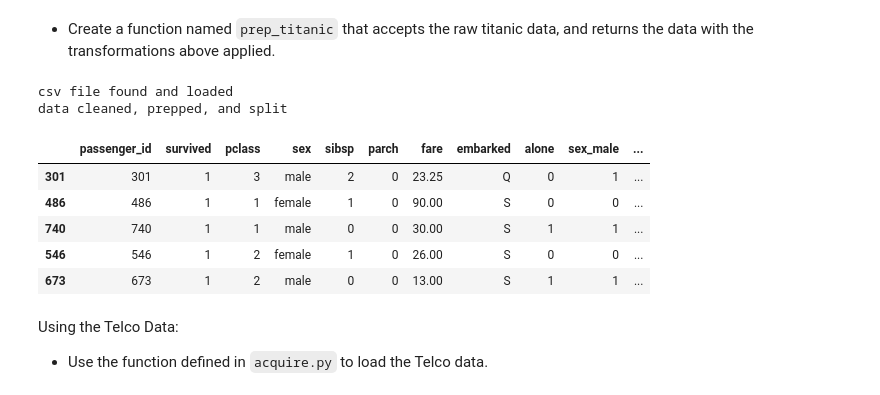
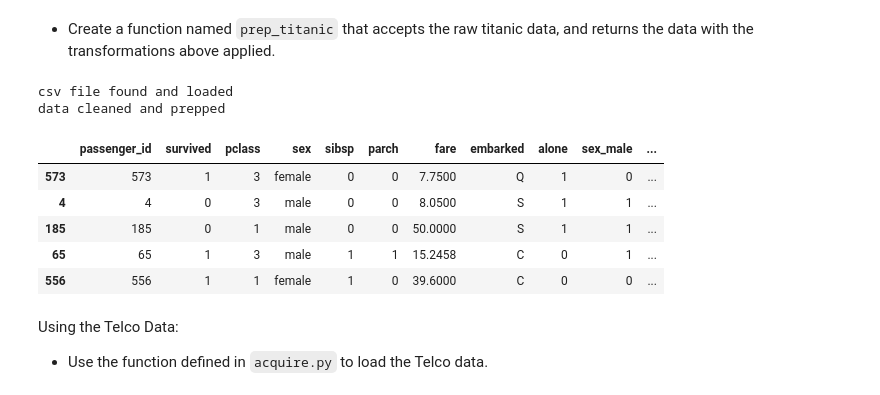
Before and after one commit to tkephart96/classification-exercises, a Jupyter notebook: classification-exercises.ipynb, the cells around one changed output. Cells and saved outputs as stored; diff of their text form; code cells hidden in the pictures.

```diff
--- a/classification-exercises.ipynb
+++ b/classification-exercises.ipynb
@@ -489,33 +482,28 @@ titanic.sample(5)
 # %% [markdown]
 - Create a function named `prep_titanic` that accepts the raw titanic data, and returns the data with the transformations above applied.
 # %%
-def prep_titanic():
+def prep_titanic(titanic):
     # clean
     titanic = titanic.drop_duplicates()
     titanic = titanic.drop(columns=['age','class','deck','embark_town'])
     titanic['embarked'] = titanic.embarked.fillna(value='S')
     dummy_titanic = pd.get_dummies(titanic[['sex','embarked']], drop_first=True)
     titanic = pd.concat([titanic, dummy_titanic], axis=1)
-    # split
-    train_validate, test = train_test_split(titanic, test_size=.2, random_state=42, stratify=titanic.survived)
-    train, validate = train_test_split(train_validate,
-                                        test_size=.25,
-                                        random_state=42,
-                                        stratify=train_validate.survived)
-    return train, validate, test
+    print('data cleaned and prepped')
+    return titanic
 # %%
 titanic = acquire.get_titanic_data()
-train, v, t = prep.prep_titanic(titanic)
-train.sample(5)
+titanic = prep_titanic(titanic)
+titanic.sample(5)
 # %% [output]
 csv file found and loaded
-data cleaned, prepped, and split
+data cleaned and prepped
 |  | passenger_id | survived | pclass | sex | sibsp | parch | fare | embarked | alone | sex_male | ... |
-| 301 | 301 | 1 | 3 | male | 2 | 0 | 23.25 | Q | 0 | 1 | ... |
-| 486 | 486 | 1 | 1 | female | 1 | 0 | 90.00 | S | 0 | 0 | ... |
-| 740 | 740 | 1 | 1 | male | 0 | 0 | 30.00 | S | 1 | 1 | ... |
-| 546 | 546 | 1 | 2 | female | 1 | 0 | 26.00 | S | 0 | 0 | ... |
-| 673 | 673 | 1 | 2 | male | 0 | 0 | 13.00 | S | 1 | 1 | ... |
+| 573 | 573 | 1 | 3 | female | 0 | 0 | 7.7500 | Q | 1 | 0 | ... |
+| 4 | 4 | 0 | 3 | male | 0 | 0 | 8.0500 | S | 1 | 1 | ... |
+| 185 | 185 | 0 | 1 | male | 0 | 0 | 50.0000 | S | 1 | 1 | ... |
+| 65 | 65 | 1 | 3 | male | 1 | 1 | 15.2458 | C | 0 | 1 | ... |
+| 556 | 556 | 1 | 1 | female | 1 | 0 | 39.6000 | C | 0 | 0 | ... |
 # %% [markdown]
 Using the Telco Data:
 
```
Also changed, not shown: parts of 28 cells of this notebook.
